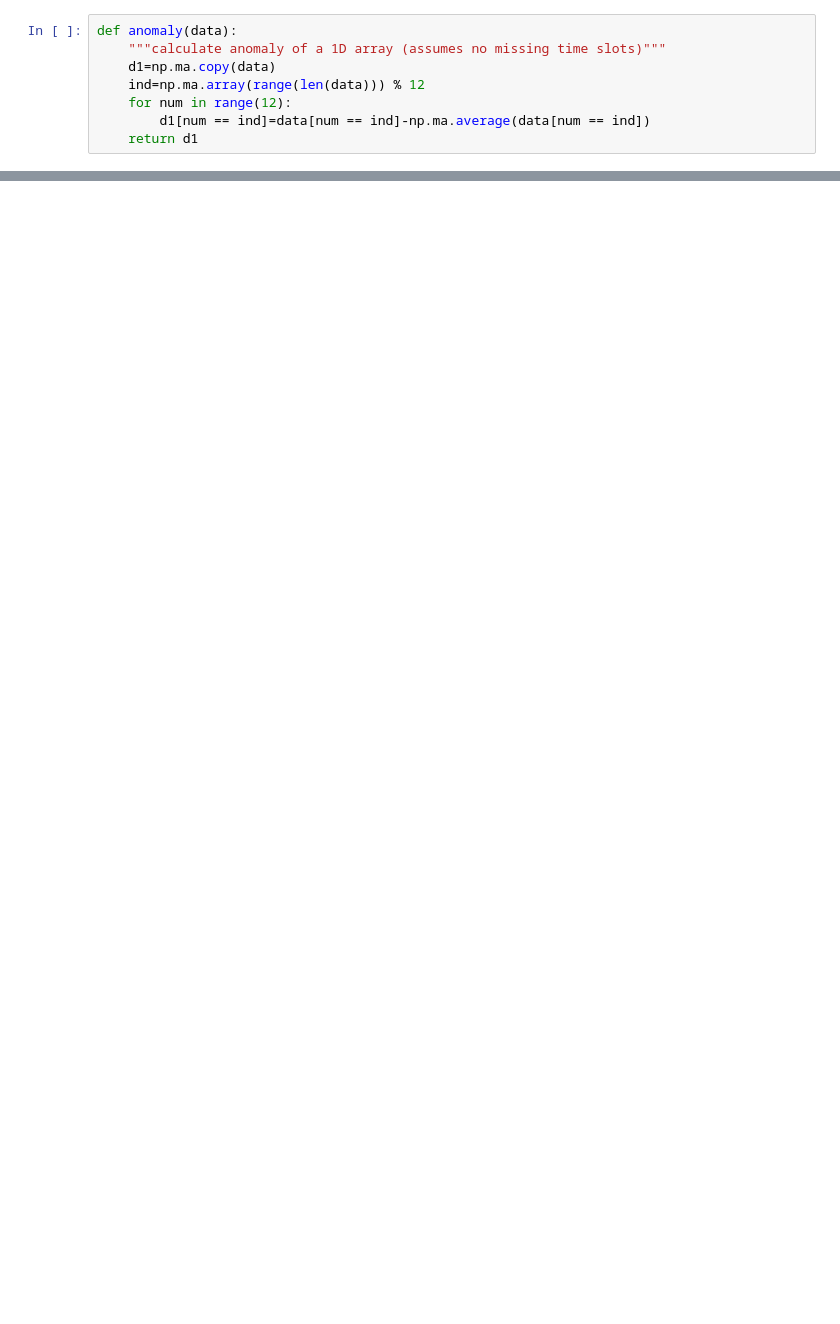
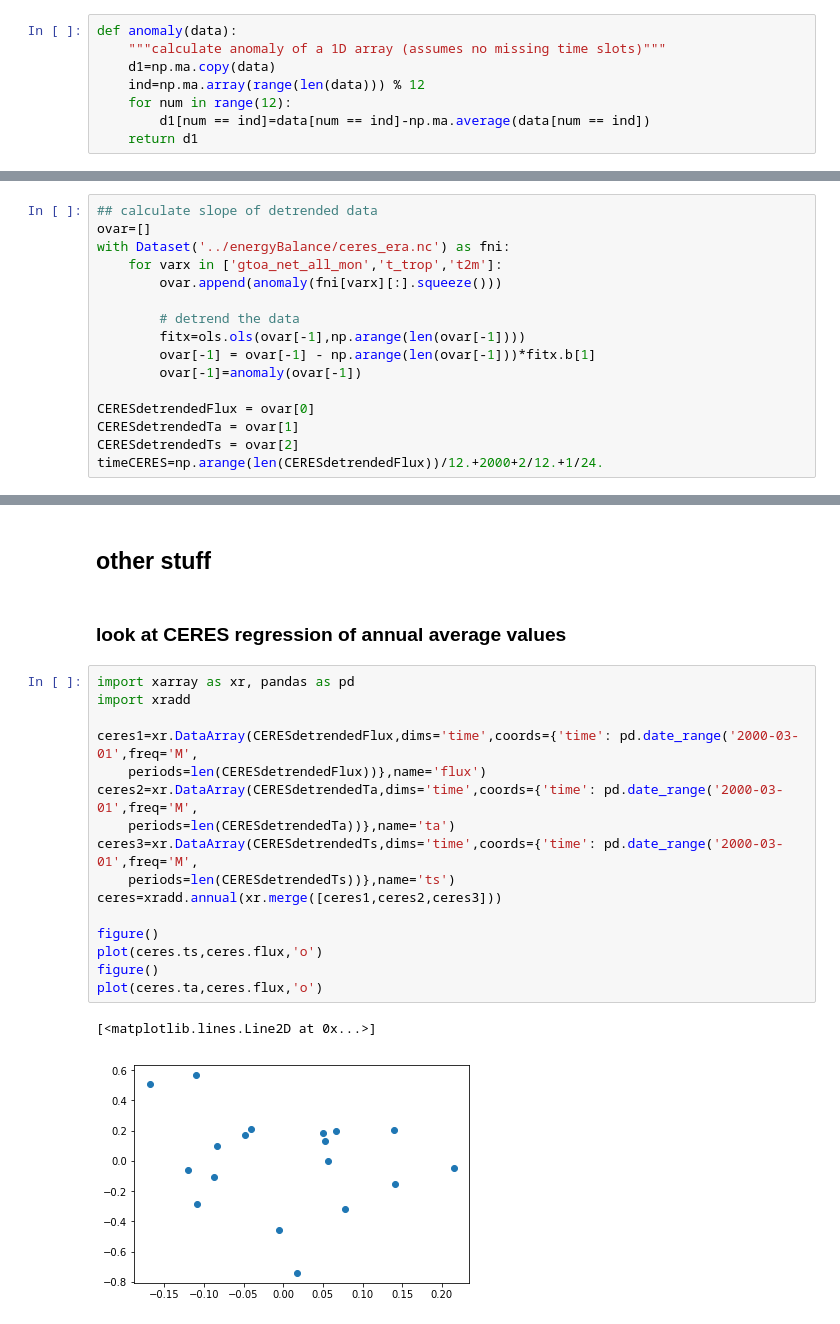
Before and after one commit to aedessler/DesslerMauritsenStevens18, a Jupyter notebook: fig9.ipynb, the cells around one changed output, grey strips where cells are left out. Drawn from its saved outputs; the diff is of its cells as text; blank space fills up the shorter version.

```diff
--- a/fig9.ipynb
+++ b/fig9.ipynb
@@ -174,0 +251,16 @@ estimate uncertainty in $\Theta_{control}$
+# %%
+## calculate slope of detrended data
+ovar=[]
+with Dataset('../energyBalance/ceres_era.nc') as fni:
+    for varx in ['gtoa_net_all_mon','t_trop','t2m']:
+        ovar.append(anomaly(fni[varx][:].squeeze()))
+
+        # detrend the data
+        fitx=ols.ols(ovar[-1],np.arange(len(ovar[-1])))
+        ovar[-1] = ovar[-1] - np.arange(len(ovar[-1]))*fitx.b[1]
+        ovar[-1]=anomaly(ovar[-1])
+
+CERESdetrendedFlux = ovar[0]
+CERESdetrendedTa = ovar[1]
+CERESdetrendedTs = ovar[2]
+timeCERES=np.arange(len(CERESdetrendedFlux))/12.+2000+2/12.+1/24.
@@ -174,0 +448,23 @@ estimate uncertainty in $\Theta_{control}$
+# %% [markdown]
+## other stuff
+# %% [markdown]
+### look at CERES regression of annual average values
+# %%
+import xarray as xr, pandas as pd
+import xradd
+
+ceres1=xr.DataArray(CERESdetrendedFlux,dims='time',coords={'time': pd.date_range('2000-03-01',freq='M',
+    periods=len(CERESdetrendedFlux))},name='flux')
+ceres2=xr.DataArray(CERESdetrendedTa,dims='time',coords={'time': pd.date_range('2000-03-01',freq='M',
+    periods=len(CERESdetrendedTa))},name='ta')
+ceres3=xr.DataArray(CERESdetrendedTs,dims='time',coords={'time': pd.date_range('2000-03-01',freq='M',
+    periods=len(CERESdetrendedTs))},name='ts')
+ceres=xradd.annual(xr.merge([ceres1,ceres2,ceres3]))
+
+figure()
+plot(ceres.ts,ceres.flux,'o')
+figure()
+plot(ceres.ta,ceres.flux,'o')
+# %% [output]
+[<matplotlib.lines.Line2D at 0x...>]
+[figure, added]
```
Also changed, not shown: parts of 42 cells of this notebook, 4 other files.
